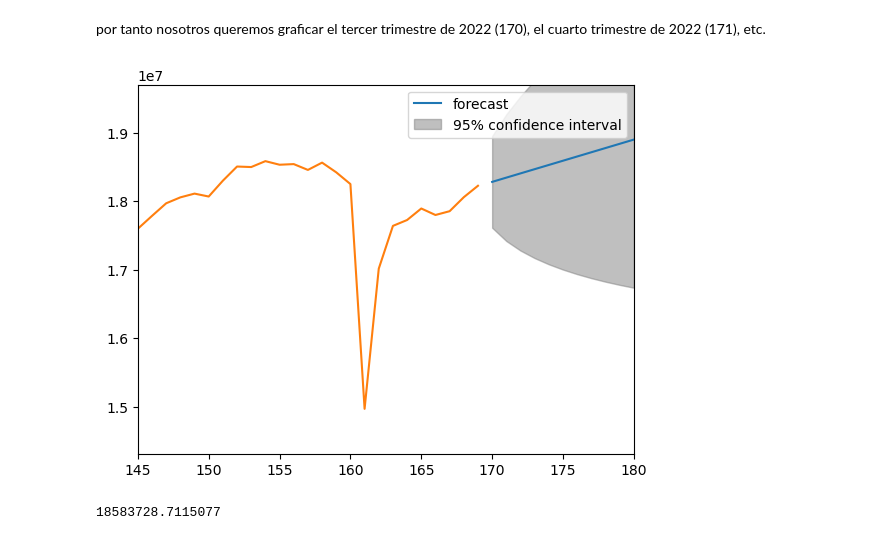
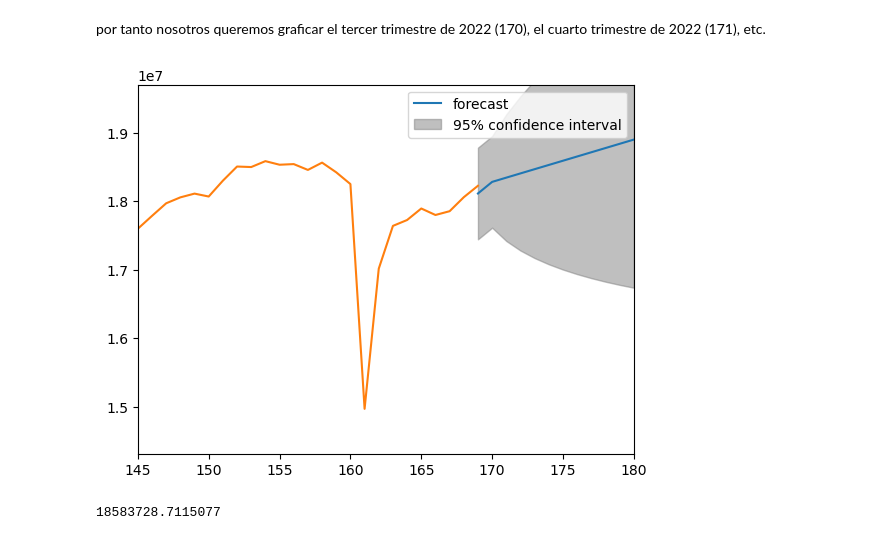
Before and after one commit to EdwinHdz360/EstadisticaAplicada_EJHR_2034175, a Jupyter notebook: Parcial3_EJHR_2034175_EA_may2023.ipynb, the cells around one changed output. Drawn from its saved outputs; the diff is of its cells as text; code cells hidden in the pictures.

```diff
--- a/Parcial3_EJHR_2034175_EA_may2023.ipynb
+++ b/Parcial3_EJHR_2034175_EA_may2023.ipynb
@@ -314,14 +289,14 @@ por tanto nosotros queremos graficar el tercer trimestre de 2022 (170), el cuart
 # %%
 # graficamente esto es lo que buscamos
 from statsmodels.graphics.tsaplots import plot_predict
 
-plot_predict(resultado, start=170,end=180)
+plot_predict(resultado, start=169,end=180)
 plt.plot(pib_trim['PIB'])
 plt.ylim( pib_trim['PIB'].max()*0.77, pib_trim['PIB'].max()*1.06)
 plt.xlim(145,180)
 plt.show()
 # %% [output]
-[figure, old version]
+[figure, new version]
 # %%
 ## el valor máximo lo podemos buscar de forma sencilla con
 pib_trim['PIB'].max()
```
Also changed, not shown: parts of 15 cells of this notebook.
